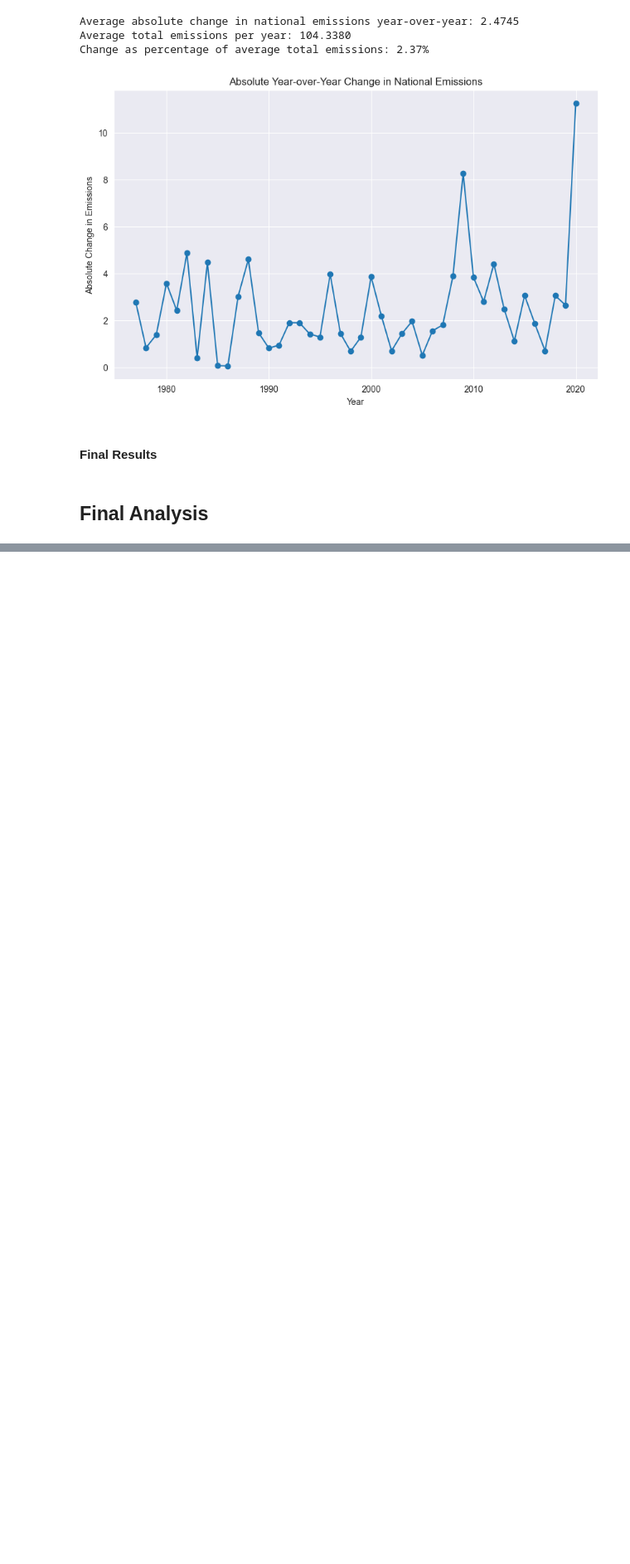
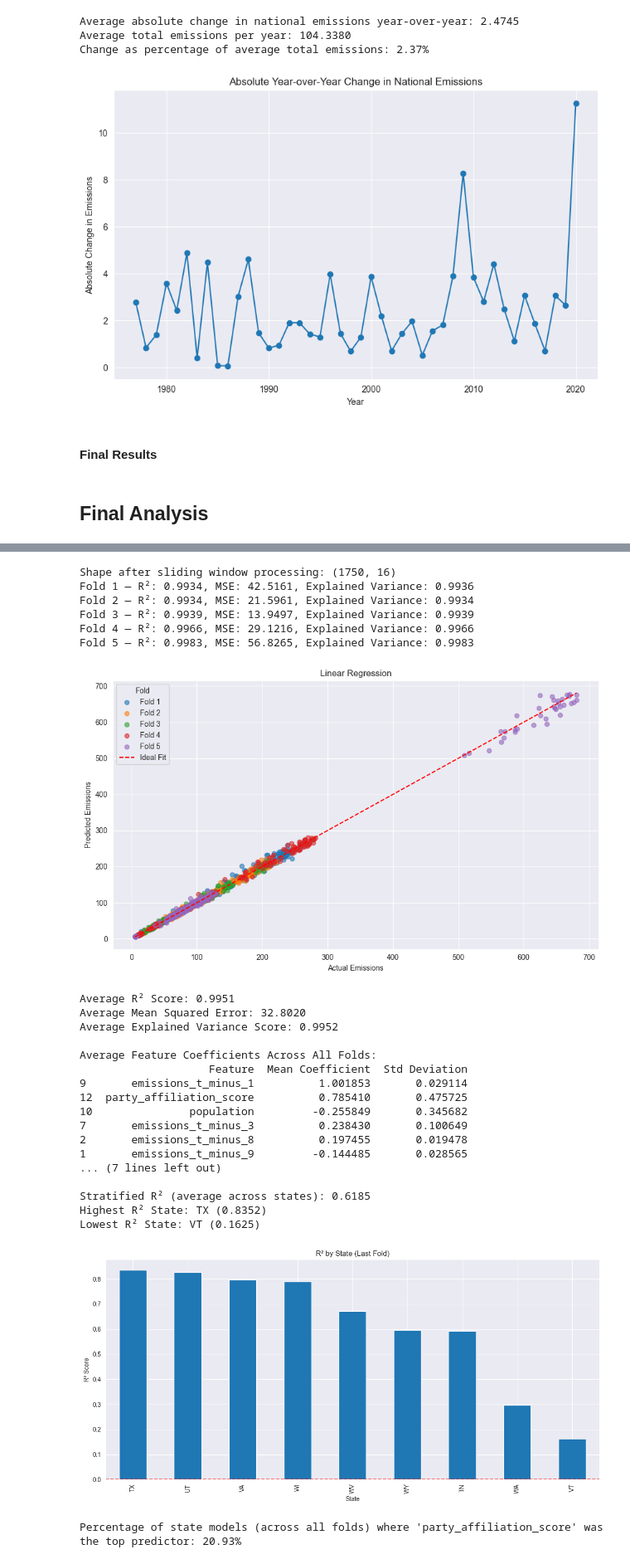
Before and after one commit to AyalYakobe/AirPollutionByPolitics, a Jupyter notebook: src/overview.ipynb, the cells around one changed output, grey strips where cells are left out. Shown at 83% size. Cells and saved outputs as stored; diff of their text form; code cells hidden in the pictures; blank space fills up the shorter version.

```diff
--- a/src/overview.ipynb
+++ b/src/overview.ipynb
@@ -1649,5 +794,0 @@ Average Explained Variance Score: 0.8557
-# %%
-for df_name in ['final_df_dropped_normalized', 'final_df_dropped', 'final_df_imputed_normalized', 'final_df_imputed']:
-    df = globals()[df_name]
-    df['emissions_per_person_per_sq_mile'] = df['emissions'] / (df['population'] * df['size'])
-    globals()[df_name] = df
@@ -1714,2 +794,0 @@ def run_simple_lr(df):
-# %%
-mse, r2, coef_df = run_simple_lr(final_df_imputed_normalized)
@@ -1726,2 +794,0 @@ Feature Coefficients:
-# %%
-acc, coef_df = run_logistic_model(final_df_imputed_normalized)
@@ -1875,2 +794,0 @@ def run_random_forest_regressor(df):
-# %%
-mse, r2, explained_var, feature_importance_df, stratified_r2, r2_by_state = run_random_forest_regressor(final_df_imputed)
@@ -2053,0 +935,29 @@ Accuracy: 0.64
+# %%
+r2_scores, mse_scores, explained_scores, coef_df, stratified_r2, r2_by_state, percent_party_top = train_linear_regression_forecasting(final_df_normalized, window_size=10)
+# %% [output]
+Shape after sliding window processing: (1750, 16)
+Fold 1 — R²: 0.9934, MSE: 42.5161, Explained Variance: 0.9936
+Fold 2 — R²: 0.9934, MSE: 21.5961, Explained Variance: 0.9934
+Fold 3 — R²: 0.9939, MSE: 13.9497, Explained Variance: 0.9939
+Fold 4 — R²: 0.9966, MSE: 29.1216, Explained Variance: 0.9966
+Fold 5 — R²: 0.9983, MSE: 56.8265, Explained Variance: 0.9983
+[figure, added]
+Average R² Score: 0.9951
+Average Mean Squared Error: 32.8020
+Average Explained Variance Score: 0.9952
+
+Average Feature Coefficients Across All Folds:
+                    Feature  Mean Coefficient  Std Deviation
+9       emissions_t_minus_1          1.001853       0.029114
+12  party_affiliation_score          0.785410       0.475725
+10               population         -0.255849       0.345682
+7       emissions_t_minus_3          0.238430       0.100649
+2       emissions_t_minus_8          0.197455       0.019478
+1       emissions_t_minus_9         -0.144485       0.028565
+... (7 lines left out)
+
+Stratified R² (average across states): 0.6185
+Highest R² State: TX (0.8352)
+Lowest R² State: VT (0.1625)
+[figure, added]
+Percentage of state models (across all folds) where 'party_affiliation_score' was the top predictor: 20.93%
```
Also changed, not shown: parts of 77 cells of this notebook.
